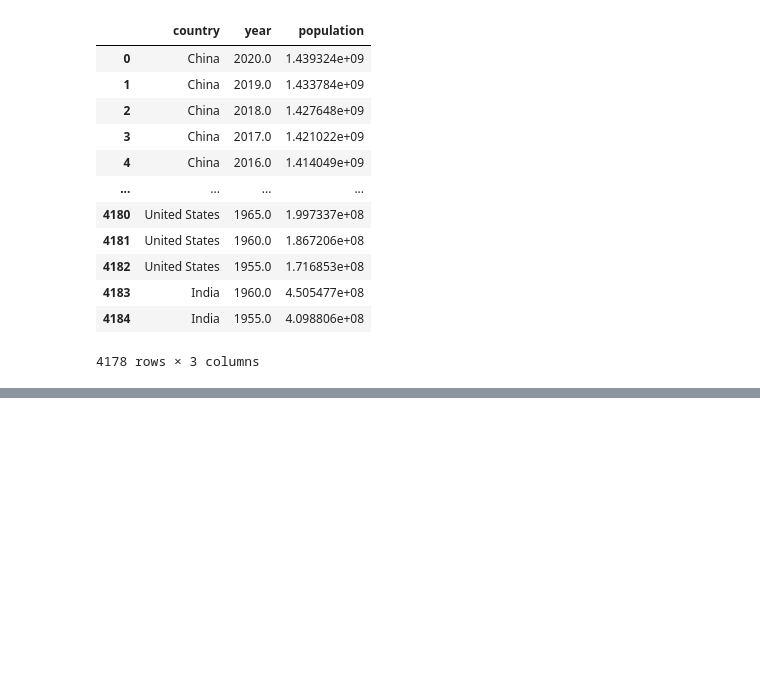
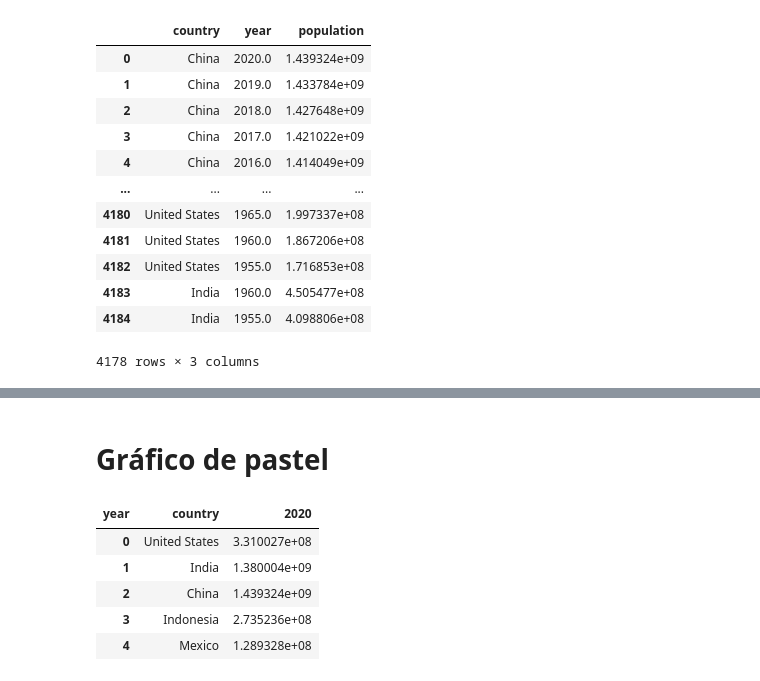
Before and after one commit to luciogutierrez/iron-hack, a Jupyter notebook: 4-module/world-population.ipynb, the cells around one changed output, grey strips where cells are left out. Saved outputs shown, nothing was run; the diff lists cells and outputs as text; code cells hidden in the pictures; blank space fills up the shorter version.

```diff
--- a/4-module/world-population.ipynb
+++ b/4-module/world-population.ipynb
@@ -66,0 +128,14 @@ df
+# %% [markdown]
+# Gráfico de pastel
+# %%
+df_2020 = df[df.index.isin([2020])]
+df_2020_T = df_2020.T.reset_index()
+df_2020_F = df_2020_T.rename(columns={2020:'2020'})
+df_2020_F
+# %% [output]
+| year | country | 2020 |
+| 0 | United States | 3.310027e+08 |
+| 1 | India | 1.380004e+09 |
+| 2 | China | 1.439324e+09 |
+| 3 | Indonesia | 2.735236e+08 |
+| 4 | Mexico | 1.289328e+08 |
```
Also changed, not shown: parts of 18 cells of this notebook, 2 other files.
